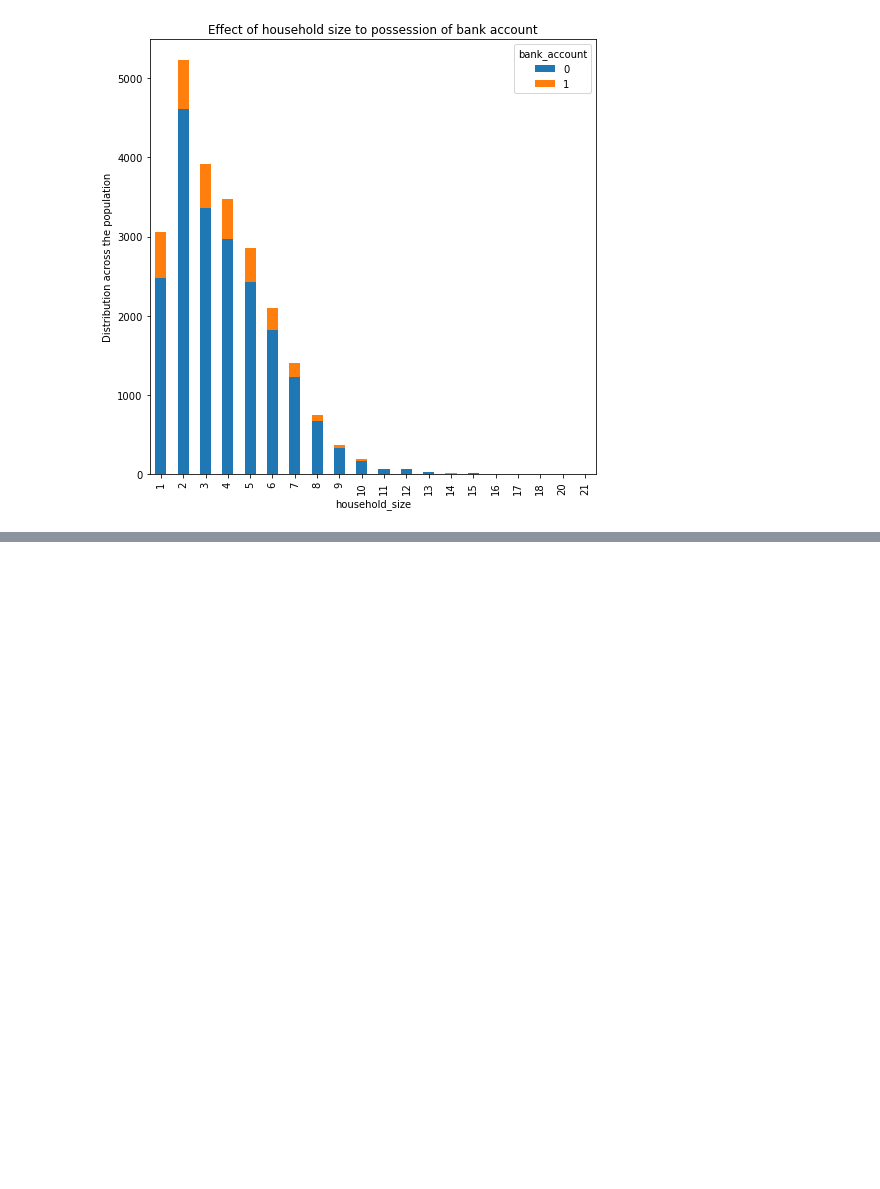
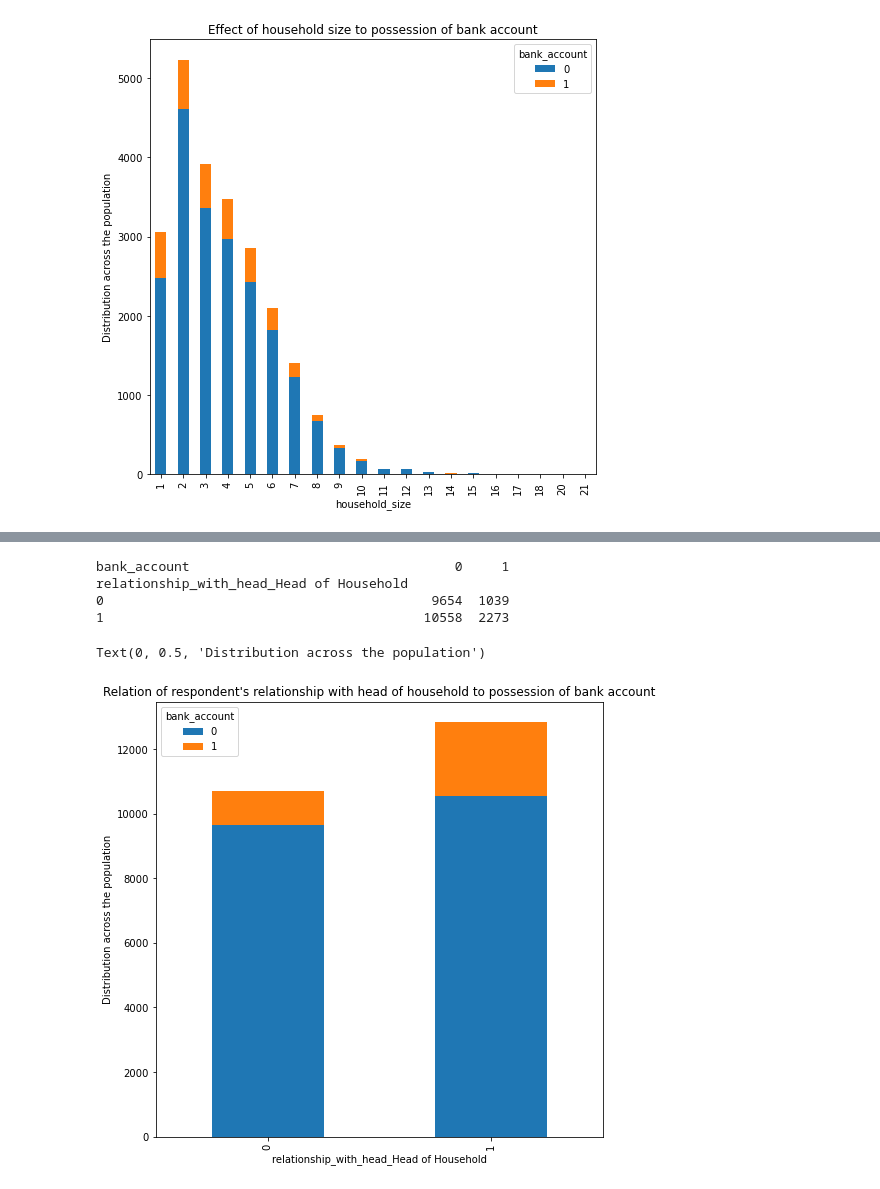
Before and after one commit to Moustapha-Ibrahima-Ba/Predict-Which-Individuals-Are-Most-Likely-To-Have-Or-Use-A-Bank-Account-In-Eastern-Africa, a Jupyter notebook: program.ipynb, the cells around one changed output, grey strips where cells are left out. Saved outputs shown, nothing was run; the diff lists cells and outputs as text; code cells hidden in the pictures; blank space fills up the shorter version.

```diff
--- a/program.ipynb
+++ b/program.ipynb
@@ -550,0 +558,16 @@ NameError: name 'finance' is not defined
+# %%
+# create crosstab dataframe
+relation_with_head_bank = pd.crosstab(index=df['relationship_with_head_Head of Household'], columns=df['bank_account'])
+print(relation_with_head_bank)
+# plot chart
+relation_with_head_bank.plot(kind="bar", figsize=(8,8), stacked=True)
+# label chart
+plt.title("Relation of respondent's relationship with head of household to possession of bank account")
+plt.ylabel("Distribution across the population")
+# %% [output]
+bank_account                                  0     1
+relationship_with_head_Head of Household
+0                                          9654  1039
+1                                         10558  2273
+Text(0, 0.5, 'Distribution across the population')
+[figure, added]
```
Also changed, not shown: parts of 8 cells of this notebook.
